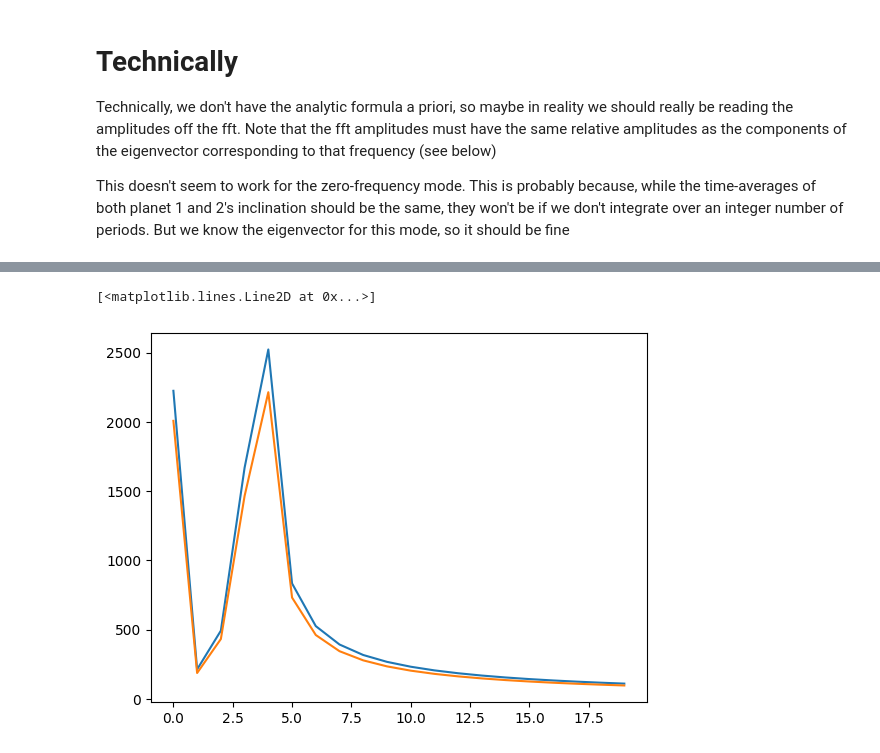
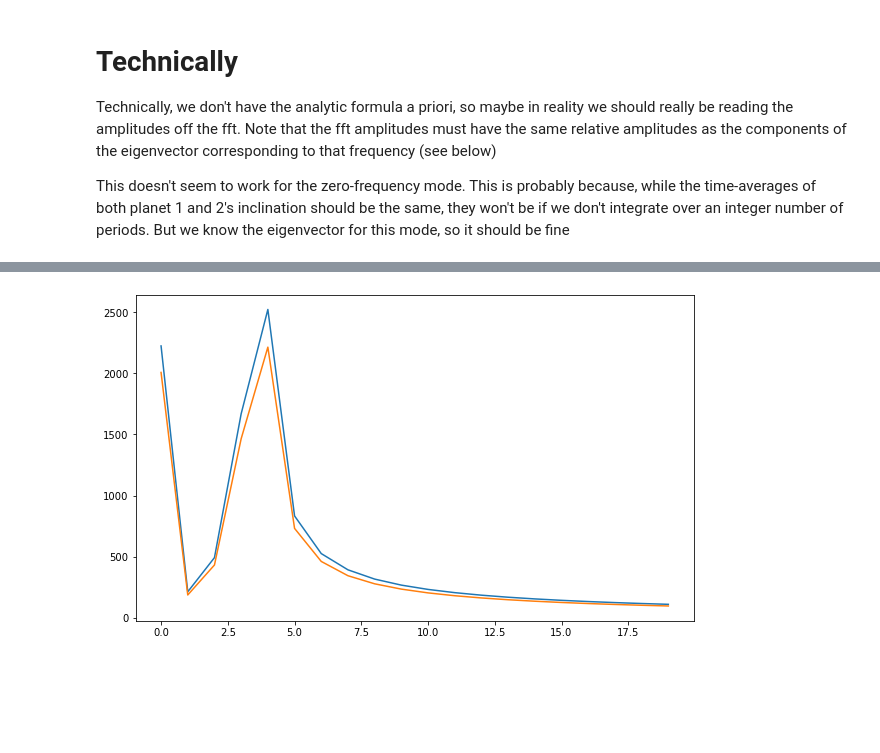
Before and after one commit to Jupiter1994/inc-dynamics, a Jupyter notebook: two_planet/yubo_two_planet.ipynb, the cells around one changed output, grey strips where cells are left out. Cells and saved outputs as stored; diff of their text form; code cells hidden in the pictures; blank space fills up the shorter version.

```diff
--- a/two_planet/yubo_two_planet.ipynb
+++ b/two_planet/yubo_two_planet.ipynb
@@ -8,6 +8,7 @@ import numpy as np
 from numpy.random import default_rng
 
 import matplotlib.pyplot as plt
+plt.rcParams["figure.figsize"] = (10, 7)
 import time
 
 import lzma, pickle
@@ -630,6 +621,8 @@ Technically, we don't have the analytic formula a priori, so maybe in reality we
 
 This doesn't seem to work for the zero-frequency mode. This is probably because, while the time-averages of both planet 1 and 2's inclination should be the same, they won't be if we don't integrate over an integer number of periods. But we know the eigenvector for this mode, so it should be fine
 # %%
+plt.figure(figsize=(10,6))
+
 b_fft = np.abs(fft.fft(b_complex_incs_deg.real))
 c_fft = np.abs(fft.fft(c_complex_incs_deg.real))
 max_freq = np.argmax(b_fft)
@@ -637,4 +630,6 @@ print(b_fft[max_freq] / c_fft[max_freq])
 print(eigvs[0, 0] / eigvs[1, 0])
 plt.plot(b_fft[ :20])
 plt.plot(c_fft[ :20])
+
+plt.show()
 # %% [output]
@@ -642,3 +637,2 @@ plt.plot(c_fft[ :20])
 -1.1390382021118017
-[<matplotlib.lines.Line2D at 0x...>]
-[figure, old version]
+[figure, new version]
```
Also changed, not shown: parts of 16 cells of this notebook, 1 other file.
